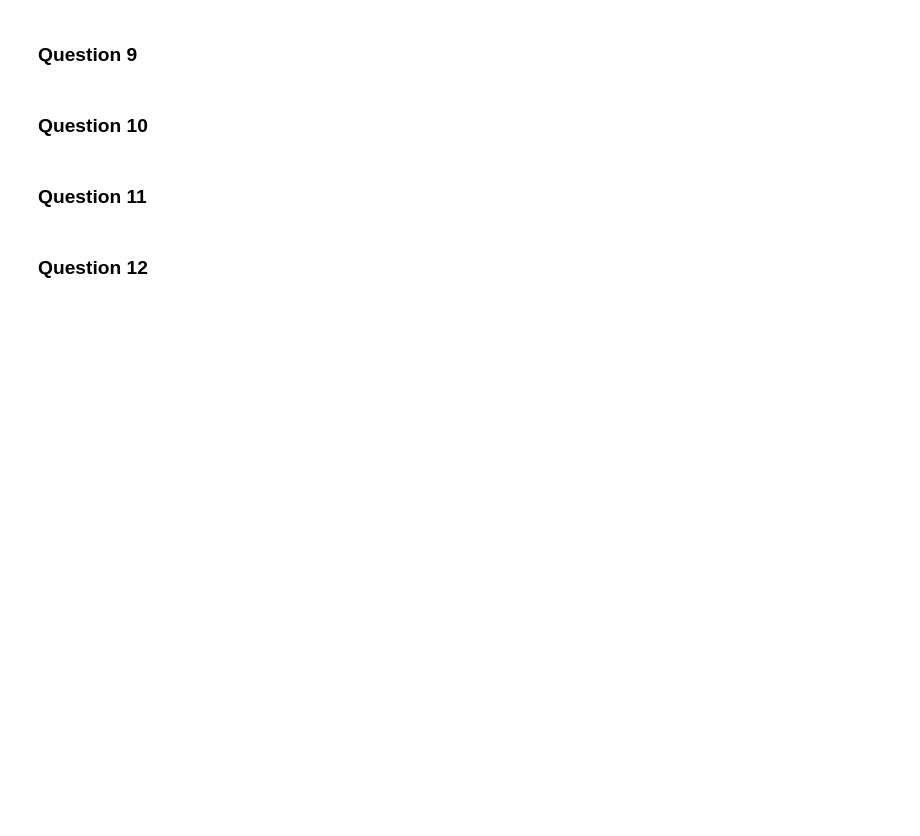
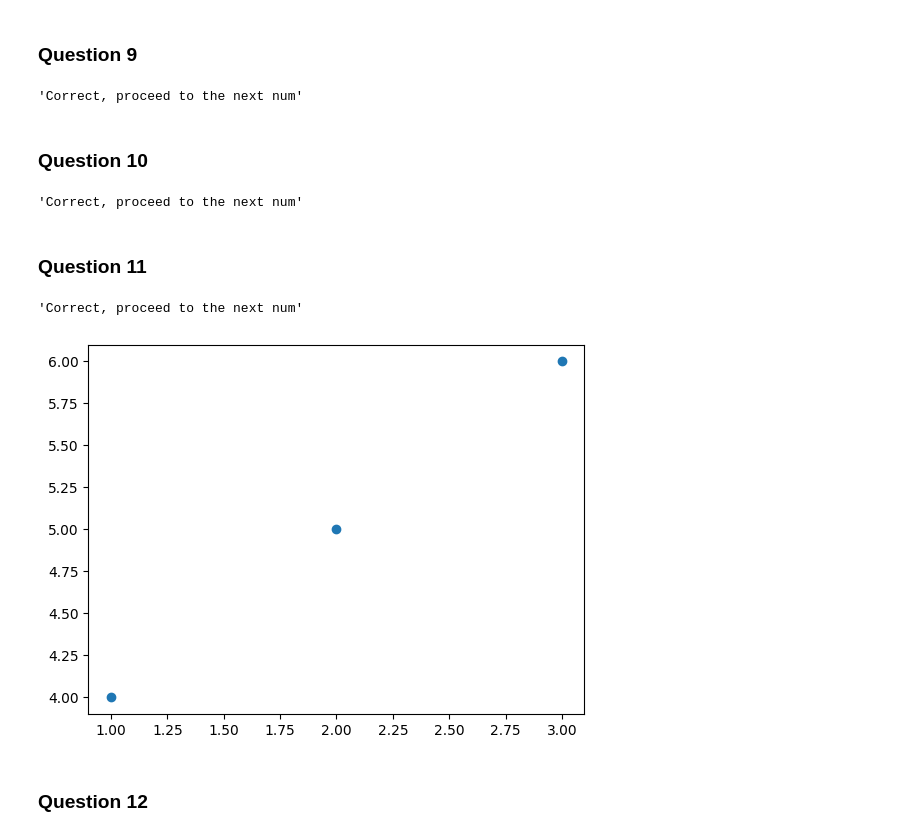
Before and after one commit to sherkaicode/CWTS, a Jupyter notebook: Matplotlib-Exercises.ipynb, the cells around one changed output. Drawn from its saved outputs; the diff is of its cells as text; code cells hidden in the pictures; blank space fills up the shorter version.

```diff
--- a/Matplotlib-Exercises.ipynb
+++ b/Matplotlib-Exercises.ipynb
@@ -151,9 +164,11 @@ C. plt.bins()
 D. plt.chart()
 
 """
-answer = ""
+answer = "b"
 
 checker_ans(answer, num, score)
+# %% [output]
+'Correct, proceed to the next num'
 # %% [markdown]
 ### **Question 10**
 # %%
@@ -167,20 +182,28 @@ C. bold
 D. thickness
 
 """
-answer = ""
+answer = "b"
 
 checker_ans(answer, num, score)
+# %% [output]
+'Correct, proceed to the next num'
 # %% [markdown]
 ### **Question 11**
 # %%
 num = 11
 """
 Create a scatter plot with x = [1, 2, 3] and y = [4, 5, 6].
+"""
 
-"""
-answer = ""
+def answer():
+    "Answer here (return nothing just plot)"
+    plt.scatter([1, 2, 3], [4, 5, 6])
+
 
 checker_ans(answer, num, score)
+# %% [output]
+'Correct, proceed to the next num'
+[figure, added]
 # %% [markdown]
 ### **Question 12**
 # %%
```
Also changed, not shown: parts of 19 cells of this notebook, 1 other file.
